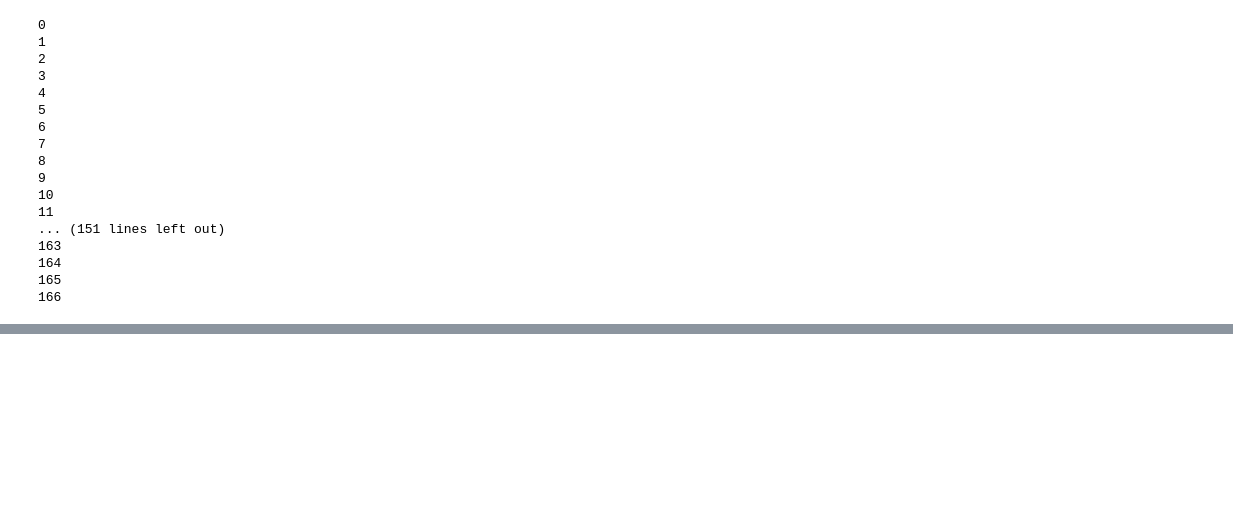
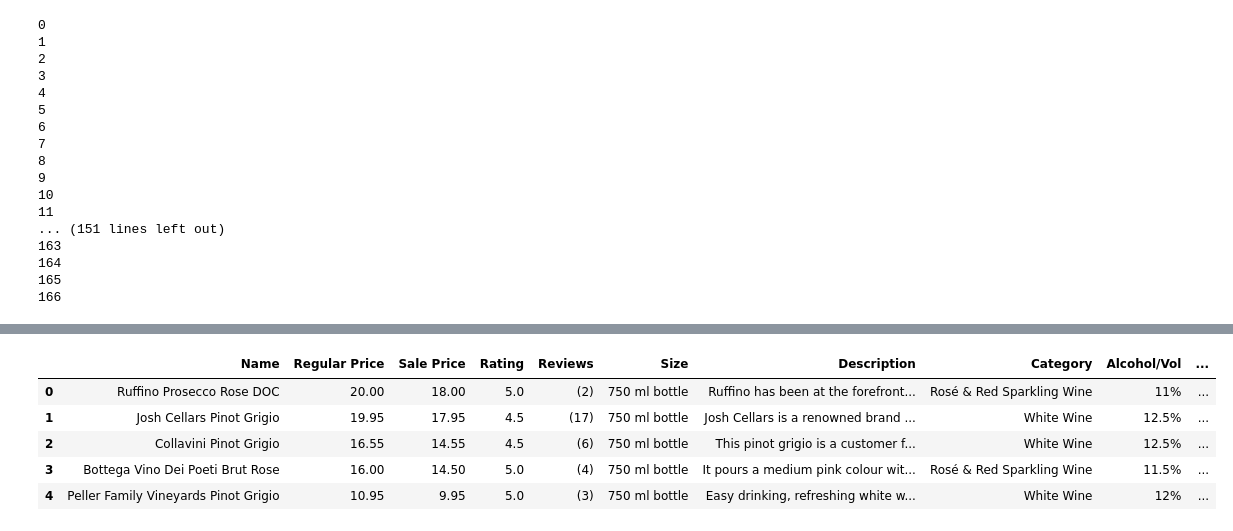
Before and after one commit to domoto86/lcbo-project-3, a Jupyter notebook: LCBO-Project_3.ipynb, the cells around one changed output, grey strips where cells are left out. Saved outputs shown, nothing was run; the diff lists cells and outputs as text; code cells hidden in the pictures; blank space fills up the shorter version.

```diff
--- a/LCBO-Project_3.ipynb
+++ b/LCBO-Project_3.ipynb
@@ -293,0 +292,13 @@ df.to_csv('lcbo_wines.csv', index = False)
+# %%
+df['Regular Price'] = df['Regular Price'].str.replace('$','')
+df['Sale Price'] = df['Sale Price'].str.replace('$','')
+
+df['Savings'] = df['Regular Price'].astype(float) - df['Sale Price'].astype(float)
+df.head()
+# %% [output]
+|  | Name | Regular Price | Sale Price | Rating | Reviews | Size | Description | Category | Alcohol/Vol | ... |
+| 0 | Ruffino Prosecco Rose DOC | 20.00 | 18.00 | 5.0 | (2) | 750 ml bottle | Ruffino has been at the forefront... | Rosé & Red Sparkling Wine | 11% | ... |
+| 1 | Josh Cellars Pinot Grigio | 19.95 | 17.95 | 4.5 | (17) | 750 ml bottle | Josh Cellars is a renowned brand ... | White Wine | 12.5% | ... |
+| 2 | Collavini Pinot Grigio | 16.55 | 14.55 | 4.5 | (6) | 750 ml bottle | This pinot grigio is a customer f... | White Wine | 12.5% | ... |
+| 3 | Bottega Vino Dei Poeti Brut Rose | 16.00 | 14.50 | 5.0 | (4) | 750 ml bottle | It pours a medium pink colour wit... | Rosé & Red Sparkling Wine | 11.5% | ... |
+| 4 | Peller Family Vineyards Pinot Grigio | 10.95 | 9.95 | 5.0 | (3) | 750 ml bottle | Easy drinking, refreshing white w... | White Wine | 12% | ... |
```
Also changed, not shown: parts of 10 cells of this notebook.
